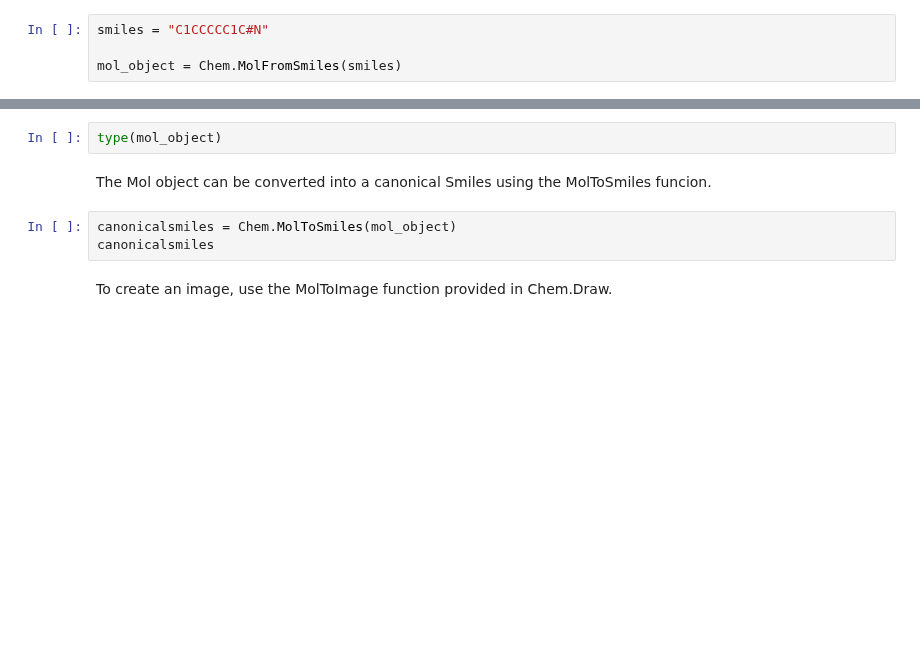
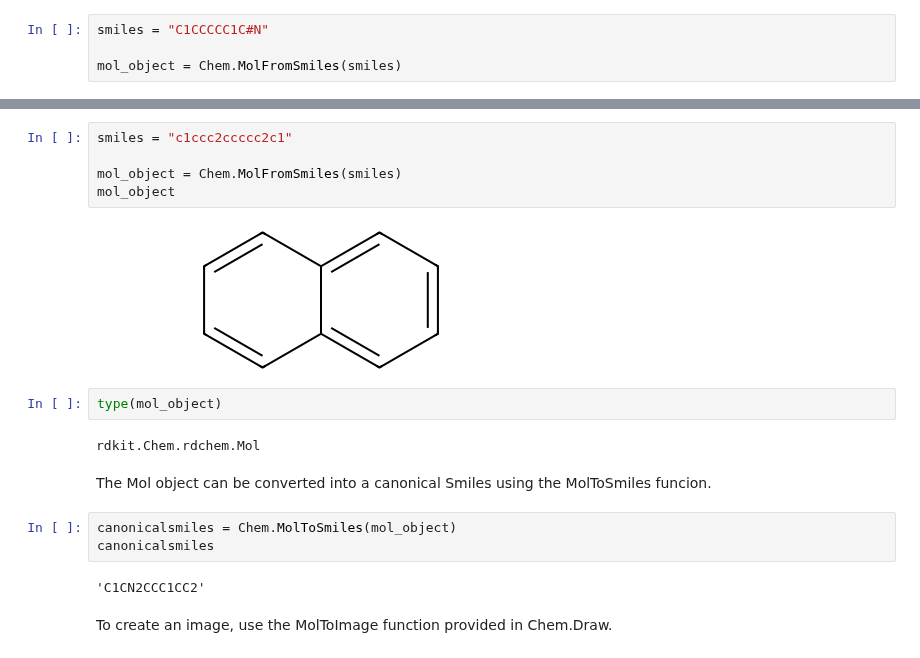
Before and after one commit to shiziyao/ChemicalDataScience103, a Jupyter notebook: lectures/session11/materials/SmilesVisualiser.ipynb, the cells around one changed output, grey strips where cells are left out. Saved outputs shown, nothing was run; the diff lists cells and outputs as text; blank space fills up the shorter version.

```diff
--- a/lectures/session11/materials/SmilesVisualiser.ipynb
+++ b/lectures/session11/materials/SmilesVisualiser.ipynb
@@ -14,10 +36,21 @@ mol_object
+# %%
+smiles = "c1ccc2ccccc2c1"
+
+mol_object = Chem.MolFromSmiles(smiles)
+mol_object
+# %% [output]
+[figure, added]
 # %%
 type(mol_object)
+# %% [output]
+rdkit.Chem.rdchem.Mol
 # %% [markdown]
 The Mol object can be converted into a canonical Smiles using the MolToSmiles funcion.
 # %%
 canonicalsmiles = Chem.MolToSmiles(mol_object)
 canonicalsmiles
+# %% [output]
+'C1CN2CCC1CC2'
 # %% [markdown]
 To create an image, use the MolToImage function provided in Chem.Draw.
 # %%
```
Also changed, not shown: parts of 7 cells of this notebook, 1 other file.
